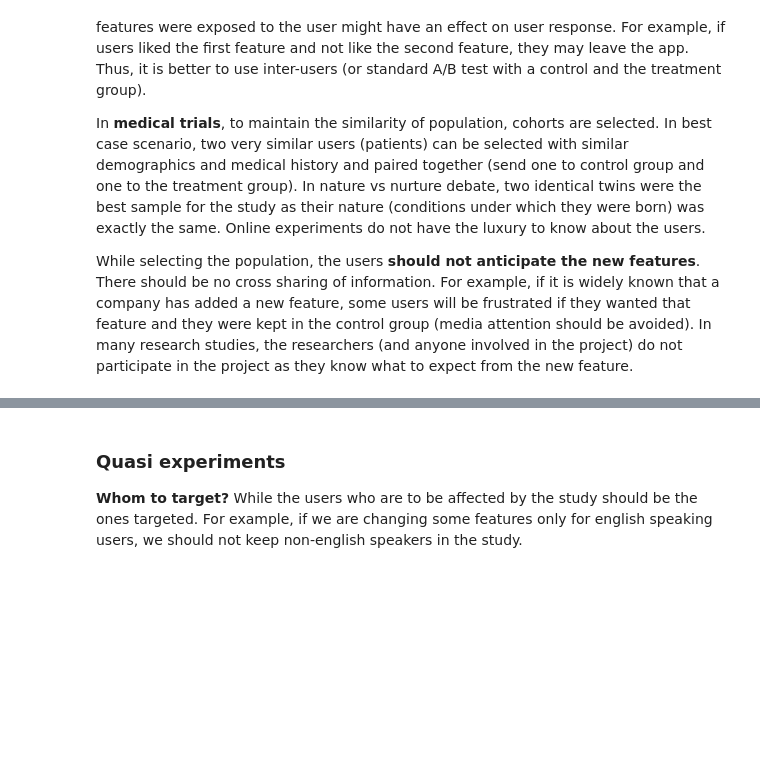
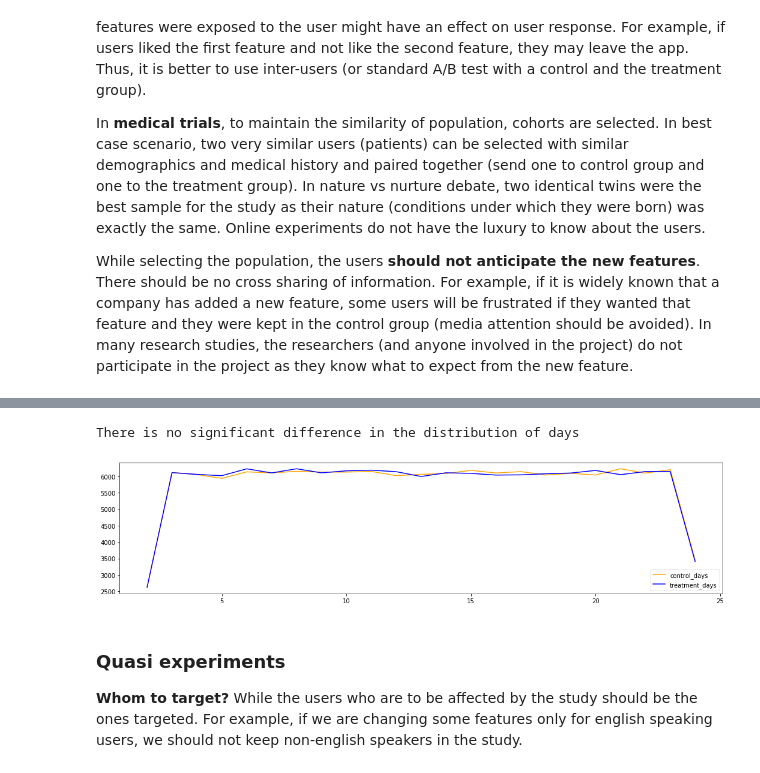
Before and after one commit to ashutoshnayakIE/ABTesting, a Jupyter notebook: ABTesting.ipynb, the cells around one changed output, grey strips where cells are left out. Cells and saved outputs as stored; diff of their text form; code cells hidden in the pictures; blank space fills up the shorter version.

```diff
--- a/ABTesting.ipynb
+++ b/ABTesting.ipynb
@@ -145,3 +226,30 @@ While selecting the population, the users <b>should not anticipate the new featu
+# %%
+# another check which we can do is to check the number of users in control and treatment every day
+# it should not happen that treatment groups are shown new page only during the weekends (it might shoot up the conversion)
+
+def checking_for_daily_distribution():
+    # create a new column for the hour of the day and count the calues for each hour
+    def day(x):
+        x = str(x)
+        x = x.split(" ")[0]
+        x = int(x.split("-")[2])
+        return(x)
+
+    data_control['day']   = data_control['timestamp'].apply(lambda x:day(x))
+    data_treatment['day'] = data_treatment['timestamp'].apply(lambda x:day(x))
+
+    control_days   = data_control['day'].value_counts().sort_index()
+    treatment_days = data_treatment['day'].value_counts().sort_index()
+    plt.figure(figsize=(18,4))
+
+    plt.plot(control_days,c='orange', label='control_days')
+    plt.plot(treatment_days,c='blue', label='treatment_days')
+    plt.legend();
+print("There is no significant difference in the distribution of days")
+checking_for_daily_distribution()
+# %% [output]
+There is no significant difference in the distribution of days
+[figure, added]
 # %% [markdown]
 <h3>Quasi experiments</h3>
 
```
Also changed, not shown: parts of 15 cells of this notebook, 2 other files.
